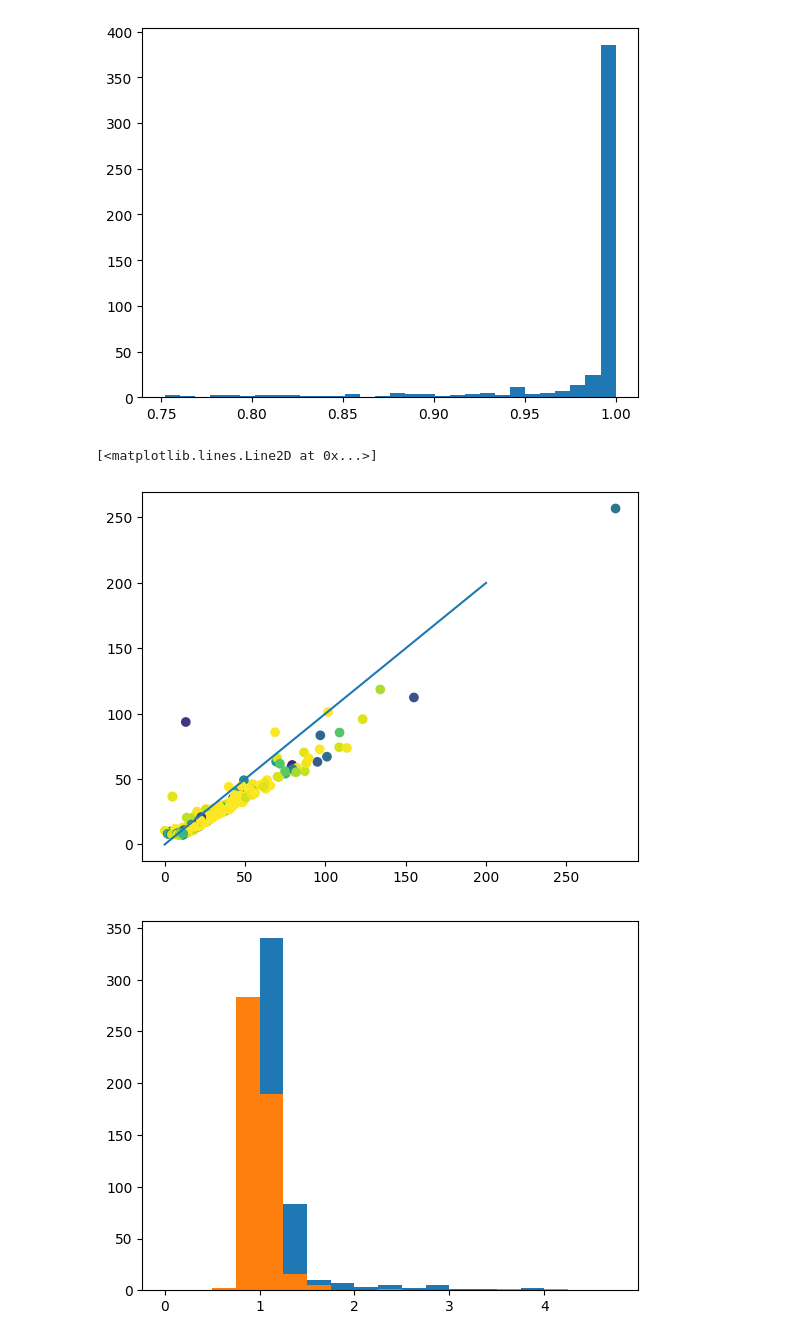
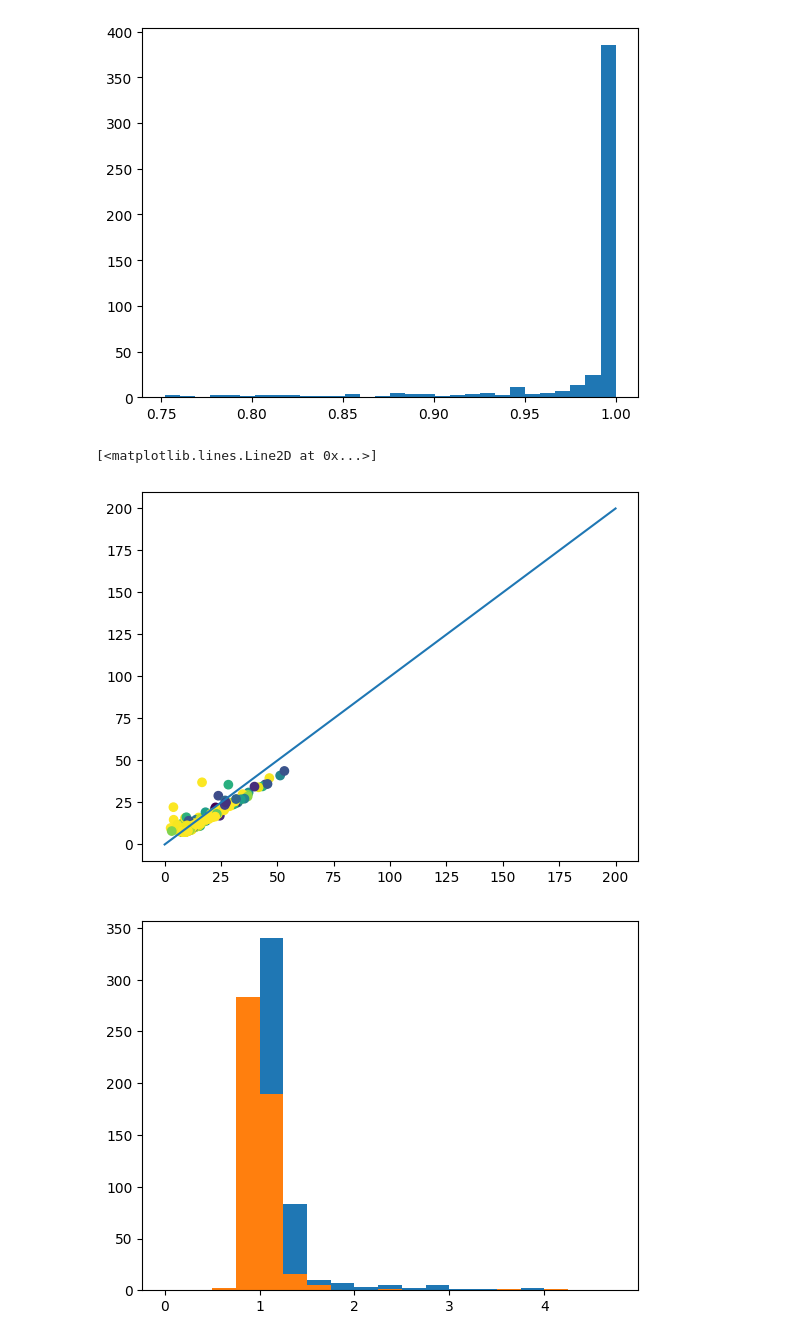
Before and after one commit to andrew-lundgren/antiglitch, a Jupyter notebook: plots/plot_joined.ipynb, the cells around one changed output. Saved outputs shown, nothing was run; the diff lists cells and outputs as text; code cells hidden in the pictures.

```diff
--- a/plots/plot_joined.ipynb
+++ b/plots/plot_joined.ipynb
@@ -8,7 +8,7 @@ import pickle
 with open("../data/key2gspy.pkl", "rb") as ff:
     times = pickle.load(ff)
 # %%
-df = pd.read_json('../data/all_PE.json')
+df = pd.read_json('../data/all_PE_v3.json')
 gspy = pd.read_json('../data/gspy-1month.json')
 # %%
 ' , '.join(df.keys())
@@ -38,14 +38,14 @@ plt.hist(dt['ml_confidence'], bins=30);
 # %% [output]
 [figure]
 # %%
-dt = df.query("ifo == 'L1' and ml_label == 'Blip'")
+dt = df.query("ifo == 'V1' and ml_label == 'Blip'")
 plt.scatter(dt['snr'], dt['snr_gs'], c=dt['ml_confidence'])
 plt.plot([0,200],[0,200])
 #plt.xscale('log')
 #plt.yscale('log')
 # %% [output]
 [<matplotlib.lines.Line2D at 0x...>]
-[figure, old version]
+[figure, new version]
 # %%
 dt = df.query("ifo == 'L1' and ml_label == 'Blip_Low_Frequency'")
 plt.hist(dt['power'], bins=np.arange(0,5,0.25));
```
Also changed, not shown: parts of 6 cells of this notebook, 2 other files.
